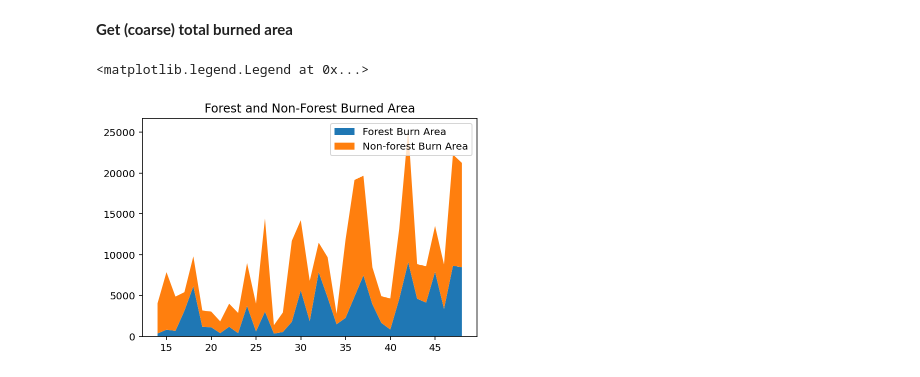
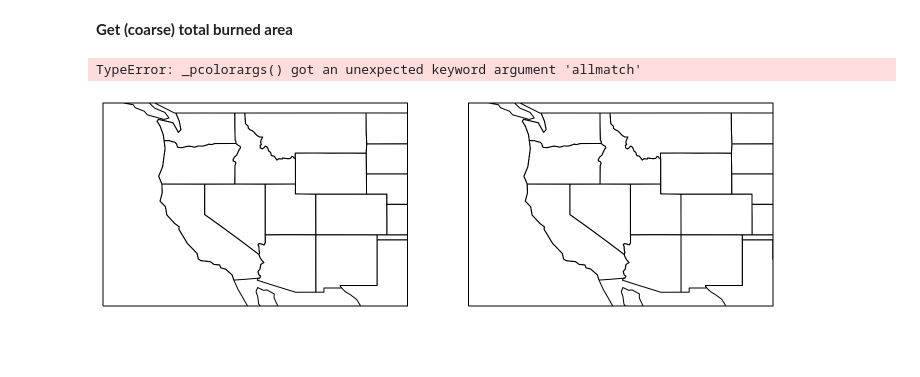
Before and after one commit to cjuang/rces-final-project, a Jupyter notebook: rces-final-project.ipynb, the cells around one changed output. Drawn from its saved outputs; the diff is of its cells as text; code cells hidden in the pictures; blank space fills up the shorter version.

Commit message:
stuck on graphing (Bug with cartopy version)

```diff
--- a/rces-final-project.ipynb
+++ b/rces-final-project.ipynb
@@ -35,7 +36,7 @@ How much do forests matter to burned area?
 # %%
 # import forested area
 forest_type_data = xr.open_dataset('data\\US_ForestType_Ruefenacht\\forest_type_frac.nc')
-forest_type_data
+ftype = forest_type_data.ftype
 
 # storage
 forest = np.zeros((len(Y), len(X)), np.single)
@@ -54,6 +53,10 @@ burnforest = burnarea * forest
 # %%
 # get non-forested burned area using fractional difference
 burnxforest = burnarea * (1-forest)
+# %%
+# get time-sum spatial burn area
+burnforesttime = burnforest.sum(dim='time')
+burnxforesttime = burnxforest.sum(dim='time')
 # %% [markdown]
 **Get (coarse) total burned area**
 # %%
@@ -70,13 +73,29 @@ yrmax = time_str.time.values.max().astype('datetime64[Y]').astype(int)
 years = np.arange(yrmin, yrmax+1)
 months = np.arange(1,12+1) # months
 nyears = yrmax-yrmin
+# %%
+# visualize forested and non forested burned area
+
+# define map extent
+extent = [-130,-100,30,50]
+
+# plot data
+fig, ax = plt.subplots(1, 2, figsize=(12,8), subplot_kw={'projection': ccrs.PlateCarree()})
+for i in range(0,2):
+    ax[i].set_extent(extent, ccrs.PlateCarree())
+    ax[i].add_feature(cfeature.COASTLINE, edgecolor='black', zorder=9)
+    ax[i].add_feature(cfeature.STATES, edgecolor='black', zorder=10)
+
+# plot data
+ax[0].pcolormesh(burnforesttime.X, burnforesttime.Y, burnforesttime.values, cmap='Blues',
+              transform=(ccrs.epsg(5070)))
+# %% [output]
+TypeError: _pcolorargs() got an unexpected keyword argument 'allmatch'
+[figure, added]
 # %%
 # plot data
 fig, ax = plt.subplots()
-
+ax.facecolor('whitesmoke')
 ax.stackplot(years, [burnforest_y, burnxforest_y], labels=['Forest Burn Area', 'Non-forest Burn Area'])
 ax.set_title('Forest and Non-Forest Burned Area')
 ax.legend()
-# %% [output]
-<matplotlib.legend.Legend at 0x...>
-[figure, removed]
```
Also changed, not shown: parts of 3 cells of this notebook.
